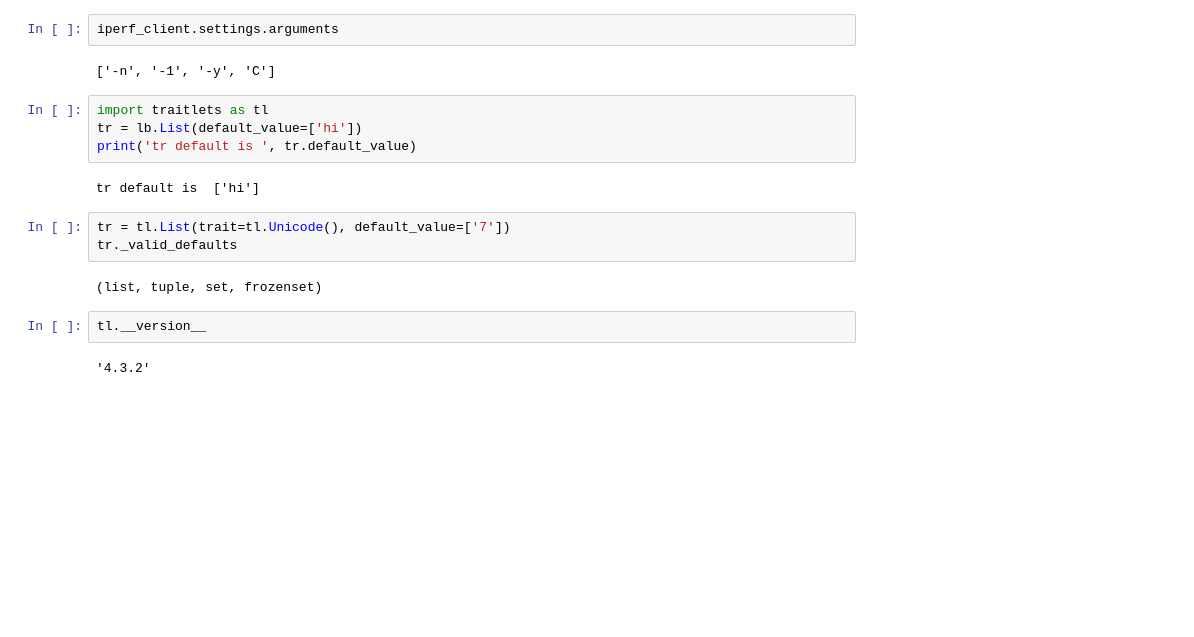
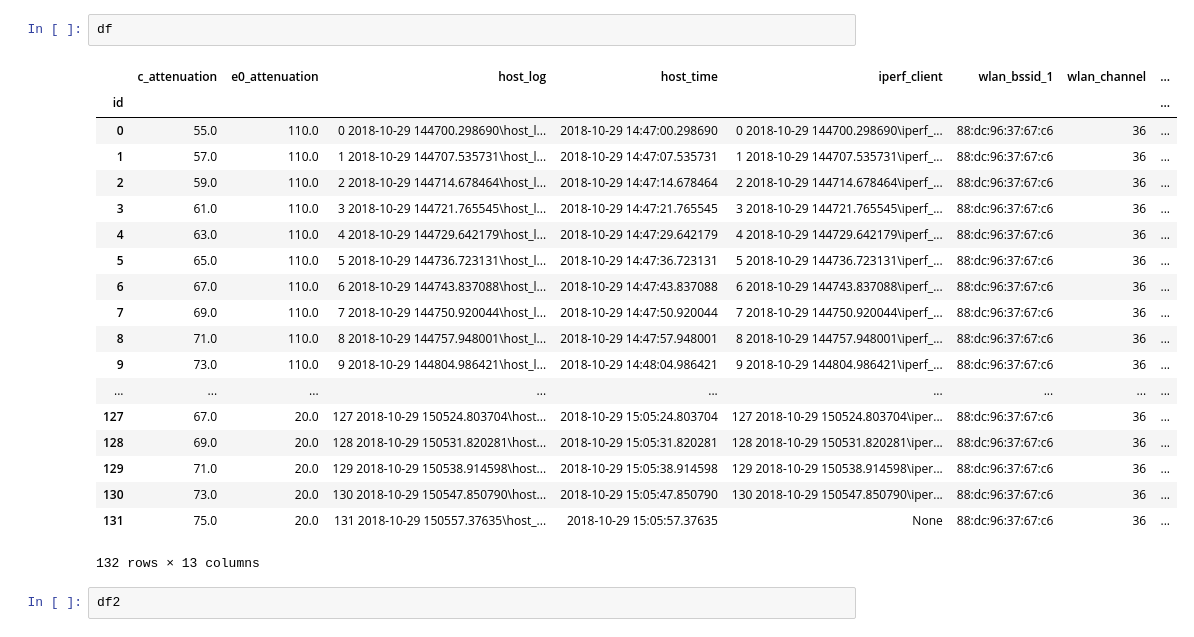
Before and after one commit to usnistgov/ssmdevices, a Jupyter notebook: examples/wlan-noise-sweep.ipynb, the cells around one changed output. Drawn from its saved outputs; the diff is of its cells as text; blank space fills up the shorter version.

```diff
--- a/examples/wlan-noise-sweep.ipynb
+++ b/examples/wlan-noise-sweep.ipynb
@@ -106,19 +147,24 @@ FileNotFoundError: [Errno 2] No such file or directory: 'C:\\python code\\junk.c
-# %%
-iperf_client.settings.arguments
-# %% [output]
-['-n', '-1', '-y', 'C']
-# %%
-import traitlets as tl
-tr = lb.List(default_value=['hi'])
-print('tr default is ', tr.default_value)
-# %% [output]
-tr default is  ['hi']
-# %%
-tr = tl.List(trait=tl.Unicode(), default_value=['7'])
-tr._valid_defaults
-# %% [output]
-(list, tuple, set, frozenset)
-# %%
-tl.__version__
-# %% [output]
-'4.3.2'
+# %%
+df
+# %% [output]
+|  | c_attenuation | e0_attenuation | host_log | host_time | iperf_client | wlan_bssid_1 | wlan_channel | ... |
+| id |  |  |  |  |  |  |  | ... |
+| 0 | 55.0 | 110.0 | 0 2018-10-29 144700.298690\host_l... | 2018-10-29 14:47:00.298690 | 0 2018-10-29 144700.298690\iperf_... | 88:dc:96:37:67:c6 | 36 | ... |
+| 1 | 57.0 | 110.0 | 1 2018-10-29 144707.535731\host_l... | 2018-10-29 14:47:07.535731 | 1 2018-10-29 144707.535731\iperf_... | 88:dc:96:37:67:c6 | 36 | ... |
+| 2 | 59.0 | 110.0 | 2 2018-10-29 144714.678464\host_l... | 2018-10-29 14:47:14.678464 | 2 2018-10-29 144714.678464\iperf_... | 88:dc:96:37:67:c6 | 36 | ... |
+| 3 | 61.0 | 110.0 | 3 2018-10-29 144721.765545\host_l... | 2018-10-29 14:47:21.765545 | 3 2018-10-29 144721.765545\iperf_... | 88:dc:96:37:67:c6 | 36 | ... |
+| 4 | 63.0 | 110.0 | 4 2018-10-29 144729.642179\host_l... | 2018-10-29 14:47:29.642179 | 4 2018-10-29 144729.642179\iperf_... | 88:dc:96:37:67:c6 | 36 | ... |
+| 5 | 65.0 | 110.0 | 5 2018-10-29 144736.723131\host_l... | 2018-10-29 14:47:36.723131 | 5 2018-10-29 144736.723131\iperf_... | 88:dc:96:37:67:c6 | 36 | ... |
+| 6 | 67.0 | 110.0 | 6 2018-10-29 144743.837088\host_l... | 2018-10-29 14:47:43.837088 | 6 2018-10-29 144743.837088\iperf_... | 88:dc:96:37:67:c6 | 36 | ... |
+| 7 | 69.0 | 110.0 | 7 2018-10-29 144750.920044\host_l... | 2018-10-29 14:47:50.920044 | 7 2018-10-29 144750.920044\iperf_... | 88:dc:96:37:67:c6 | 36 | ... |
+| 8 | 71.0 | 110.0 | 8 2018-10-29 144757.948001\host_l... | 2018-10-29 14:47:57.948001 | 8 2018-10-29 144757.948001\iperf_... | 88:dc:96:37:67:c6 | 36 | ... |
+| 9 | 73.0 | 110.0 | 9 2018-10-29 144804.986421\host_l... | 2018-10-29 14:48:04.986421 | 9 2018-10-29 144804.986421\iperf_... | 88:dc:96:37:67:c6 | 36 | ... |
+| ... | ... | ... | ... | ... | ... | ... | ... | ... |
+| 127 | 67.0 | 20.0 | 127 2018-10-29 150524.803704\host... | 2018-10-29 15:05:24.803704 | 127 2018-10-29 150524.803704\iper... | 88:dc:96:37:67:c6 | 36 | ... |
+| 128 | 69.0 | 20.0 | 128 2018-10-29 150531.820281\host... | 2018-10-29 15:05:31.820281 | 128 2018-10-29 150531.820281\iper... | 88:dc:96:37:67:c6 | 36 | ... |
+| 129 | 71.0 | 20.0 | 129 2018-10-29 150538.914598\host... | 2018-10-29 15:05:38.914598 | 129 2018-10-29 150538.914598\iper... | 88:dc:96:37:67:c6 | 36 | ... |
+| 130 | 73.0 | 20.0 | 130 2018-10-29 150547.850790\host... | 2018-10-29 15:05:47.850790 | 130 2018-10-29 150547.850790\iper... | 88:dc:96:37:67:c6 | 36 | ... |
+| 131 | 75.0 | 20.0 | 131 2018-10-29 150557.37635\host_... | 2018-10-29 15:05:57.37635 | None | 88:dc:96:37:67:c6 | 36 | ... |
+132 rows × 13 columns
+# %%
+df2
```
Also changed, not shown: parts of 2 cells of this notebook, 1 other file.
